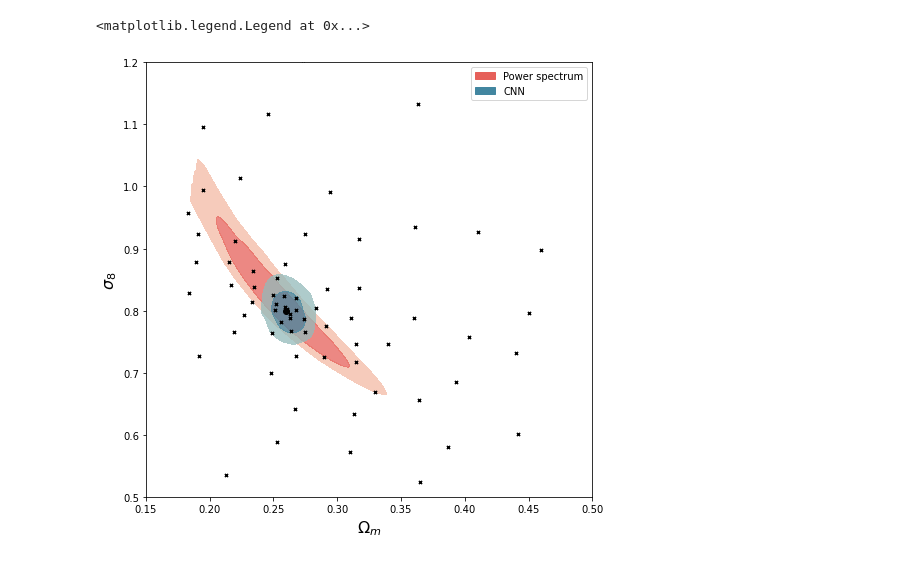
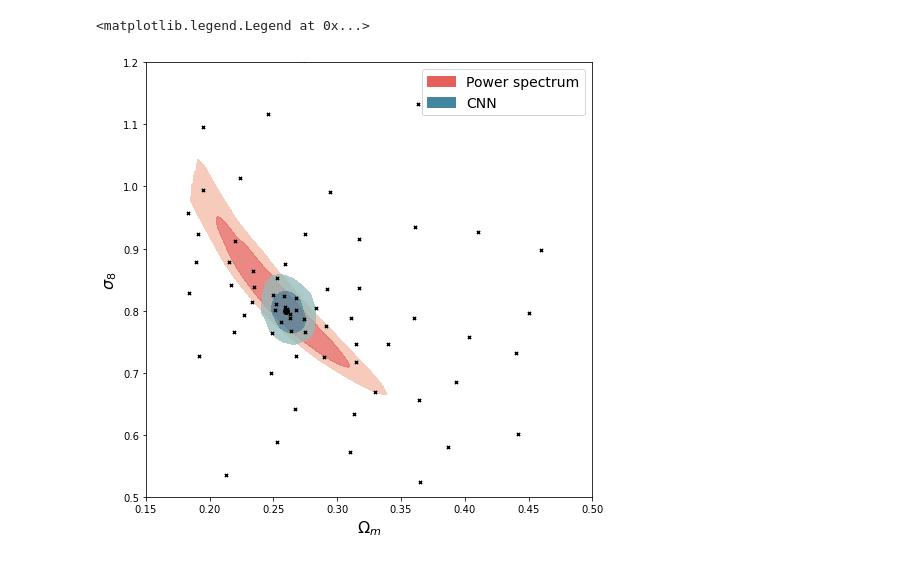
Before and after one commit to tianliwng/CNN-plus-weak-lensing, a Jupyter notebook: likelihood_powerspec.ipynb, the cells around one changed output. Saved outputs shown, nothing was run; the diff lists cells and outputs as text; code cells hidden in the pictures.

```diff
--- a/likelihood_powerspec.ipynb
+++ b/likelihood_powerspec.ipynb
@@ -296,19 +297,24 @@ mus_spec, covinvs_spec = get_interpstats(origdata_spec_no_d, points_spec_no_d, g
 Ps_spec = get_Ps(mus_spec, covinvs_spec, d_spec)
 contours_spec = get_contours(Ps_spec, contour_intervals, 1000)
 # %%
+o_min = 0.15
+o_max = 0.5
+s_min = 0.5
+s_max = 1.2
+
 plt.figure(figsize=[8,8])
 plt.contourf(xi, yi, np.reshape(Ps_spec, (ngrid, ngrid)), contours_spec, colors=['#F4BAA5', '#E6605A'], alpha=0.75)
 plt.contourf(xi, yi, np.reshape(Ps_cnn, (ngrid, ngrid)), contours_cnn, colors=['#93BABA', '#4286A0'], alpha=0.75)
 plt.scatter(d_cnn[0], d_cnn[1], color='black')
 plt.scatter(Oms_list, sis_list, marker='x', color='black', s=10)
-plt.xlim(0.15, 0.5)
-plt.ylim(0.5, 1.2)
+plt.xlim(o_min, o_max)
+plt.ylim(s_min, s_max)
 plt.xlabel(r'$\Omega_m$', fontsize=16)
 plt.ylabel(r'$\sigma_8$', fontsize=16)
 
 leg_spec = mpatches.Patch(color='#E6605A', label='Power spectrum')
 leg_net =  mpatches.Patch(color='#4286A0', label='CNN')
-plt.legend(handles=[leg_spec, leg_net])
+plt.legend(handles=[leg_spec, leg_net], fontsize=14)
 # %% [output]
 <matplotlib.legend.Legend at 0x...>
-[figure, old version]
+[figure, new version]
```
Also changed, not shown: parts of 3 cells of this notebook.
